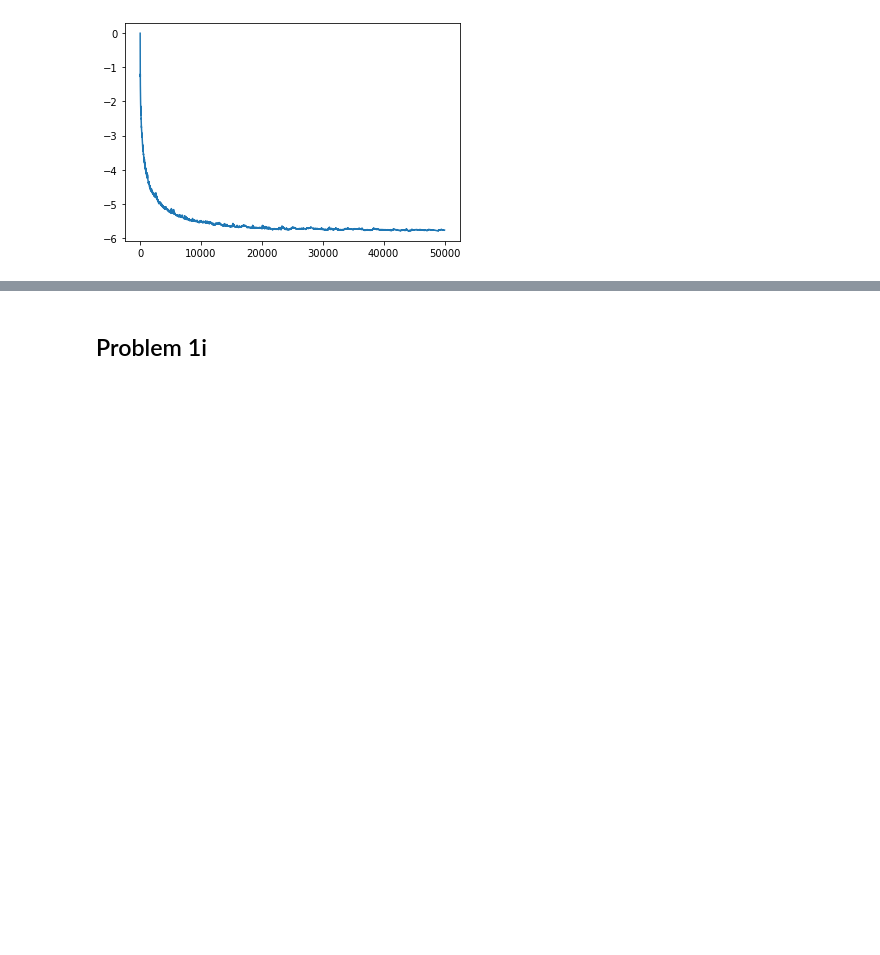
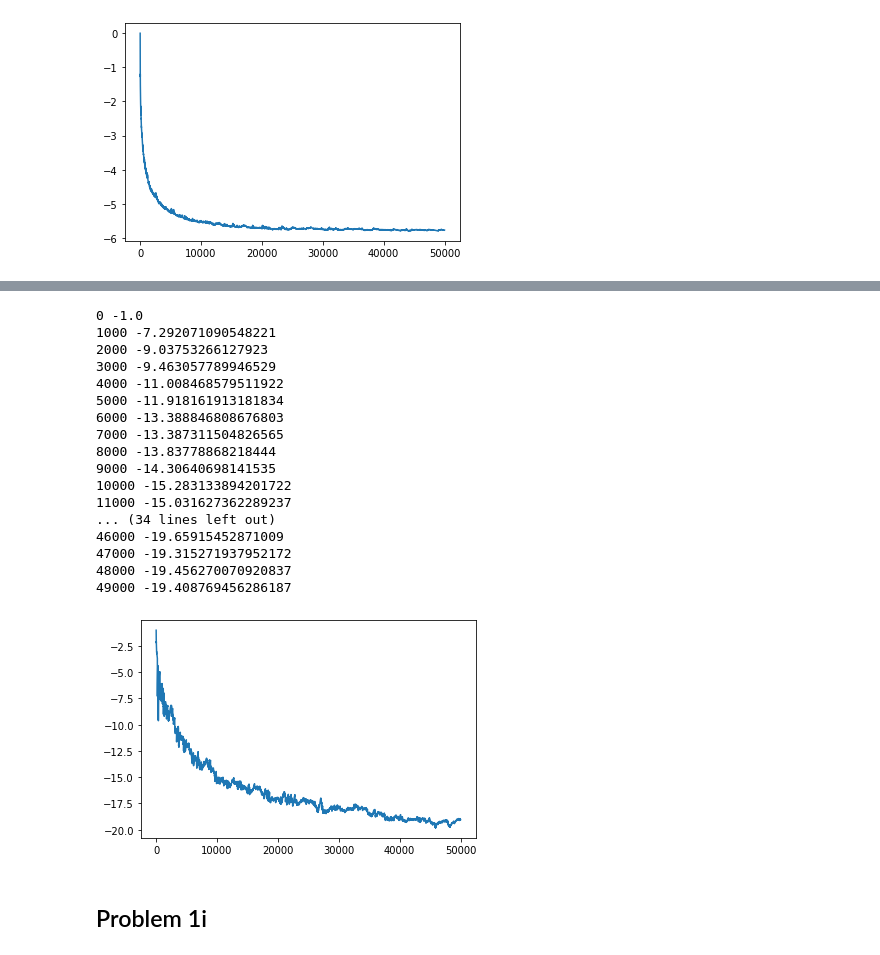
Before and after one commit to lxpr/EL2805-Reinforcement-Learning-Labs, a Jupyter notebook: lab1/Lab_1.ipynb, the cells around one changed output, grey strips where cells are left out. Cells and saved outputs as stored; diff of their text form; code cells hidden in the pictures; blank space fills up the shorter version.

```diff
--- a/lab1/Lab_1.ipynb
+++ b/lab1/Lab_1.ipynb
@@ -448,3 +463,34 @@ mz_k.animate_solution(maze_Q, path_Q)
+# %%
+agent = q_learning.QLearningAgent(env_Q, alpha=2/3, gamma=0.9, epsilon=0.2)
+start_Q = (0, 0, 6, 5, 0)
+N = 50000
+V_convergence = np.empty(N)
+for i in range(N):
+    path_Q, policy_Q, Q = env_Q.Q_learning_sim(start_Q, q_agent=agent)
+    V_convergence[i] = max(Q[env_Q.map[(0, 0, 6, 5, 0)], :])
+    if i % 1000 == 0:
+        print(i, V_convergence[i])
+plt.plot(V_convergence)
+plt.show()
+# %% [output]
+0 -1.0
+1000 -7.292071090548221
+2000 -9.03753266127923
+3000 -9.463057789946529
+4000 -11.008468579511922
+5000 -11.918161913181834
+6000 -13.388846808676803
+7000 -13.387311504826565
+8000 -13.83778868218444
+9000 -14.30640698141535
+10000 -15.283133894201722
+11000 -15.031627362289237
+... (34 lines left out)
+46000 -19.65915452871009
+47000 -19.315271937952172
+48000 -19.456270070920837
+49000 -19.408769456286187
+[figure, added]
 # %% [markdown]
 ## Problem 1i
 # %% [markdown]
```
Also changed, not shown: parts of 14 cells of this notebook, 3 other files.
